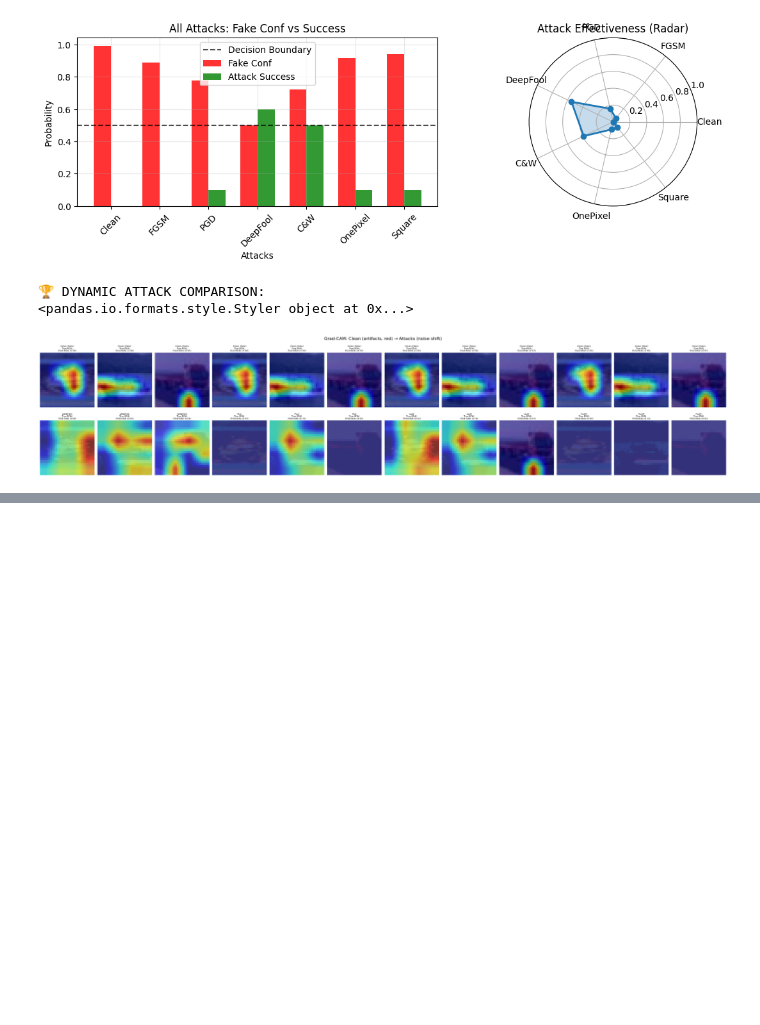
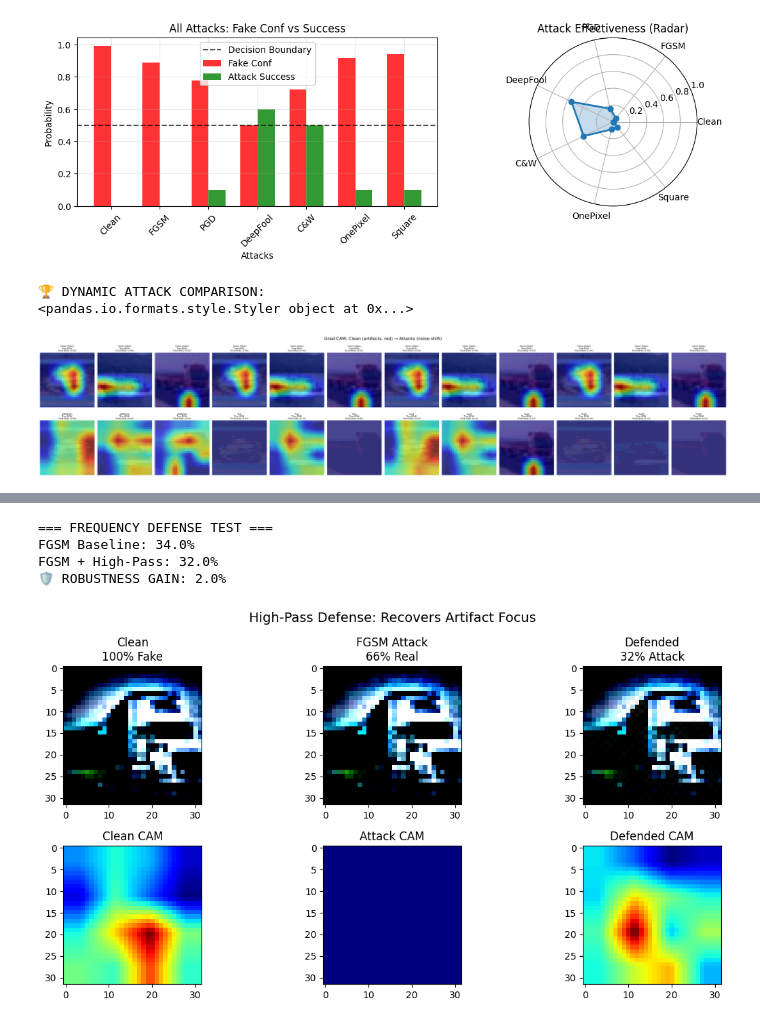
Before and after one commit to DharaniSowmiyan/Navigating-Synthetic-Reality, a Jupyter notebook: Hackaton_feb23.ipynb, the cells around one changed output, grey strips where cells are left out. Cells and saved outputs as stored; diff of their text form; code cells hidden in the pictures; blank space fills up the shorter version.

```diff
--- a/Hackaton_feb23.ipynb
+++ b/Hackaton_feb23.ipynb
@@ -825,0 +954,72 @@ plot_all_gradcam(gradcam_extractor, top_attacks, num_images=3) # 3 images per at
+# %%
+import torch.fft
+
+def high_pass_defense(img_tensor, cutoff=0.1):
+    """
+    Remove low-frequency adversarial noise while keeping high-freq artifacts
+    cutoff=0.1 blocks ~10% lowest frequencies (FGSM sweet spot)
+    """
+    # Normalize to [0,1] for FFT
+    img = (img_tensor - img_tensor.min()) / (img_tensor.max() - img_tensor.min() + 1e-8)
+
+    # FFT → Zero low frequencies → IFFT
+    fft = torch.fft.fft2(img)
+    h, w = fft.shape[-2:]
+
+    # Create high-pass mask (block low freq center)
+    center_h, center_w = h//2, w//2
+    mask = torch.ones_like(fft)
+    # Corrected indexing for 3D tensor (C, H, W)
+    mask[:, center_h-int(cutoff*h):center_h+int(cutoff*h),
+          center_w-int(cutoff*w):center_w+int(cutoff*w)] = 0
+
+    # Apply filter + inverse FFT
+    filtered_fft = fft * mask
+    filtered = torch.fft.ifft2(filtered_fft).real
+
+    # Denormalize back
+    return filtered * (img_tensor.max() - img_tensor.min()) + img_tensor.min()
+
+# Test on YOUR FGSM attack (34% success)
+model.eval()
+print("=== FREQUENCY DEFENSE TEST ===")
+
+# Original FGSM attack (34% success)
+fgsm_success_before = (F.softmax(model(adv_fgsm_test),1)[:,0] > 0.5).float().mean()
+print(f"FGSM Baseline: {fgsm_success_before:.1%}")
+
+# Apply defense iteratively (fix: removed [None] to avoid extra dimension)
+filtered_fgsm = torch.stack([high_pass_defense(img, cutoff=0.15) for img in adv_fgsm_test])
+fgsm_success_after = (F.softmax(model(filtered_fgsm.to(device)),1)[:,0] > 0.5).float().mean()
+print(f"FGSM + High-Pass: {fgsm_success_after:.1%}")
+print(f"🛡️ ROBUSTNESS GAIN: {fgsm_success_before - fgsm_success_after:.1%}")
+
+# Visual proof
+fig, axes = plt.subplots(2, 3, figsize=(12, 6))
+img_idx = 0
+
+# Original clean → attack → defended
+axes[0,0].imshow(test_sample[img_idx].cpu().permute(1,2,0))
+axes[0,0].set_title('Clean\n100% Fake')
+axes[0,1].imshow(adv_fgsm_test[img_idx].cpu().permute(1,2,0))
+axes[0,1].set_title('FGSM Attack\n66% Real')
+axes[0,2].imshow(filtered_fgsm[img_idx].cpu().permute(1,2,0)) # Changed filtered_fgsm[0] to filtered_fgsm[img_idx]
+axes[0,2].set_title(f'Defended\n{fgsm_success_after:.0%} Attack')
+
+# Grad-CAM proof (fix: use gradcam_extractor and remove [0,0] indexing)
+cam_orig, _ = gradcam_extractor.generate(test_sample[img_idx:img_idx+1], class_idx=0) # FAKE is 0
+axes[1,0].imshow(cam_orig, cmap='jet')
+axes[1,0].set_title('Clean CAM')
+
+cam_attack, _ = gradcam_extractor.generate(adv_fgsm_test[img_idx:img_idx+1], class_idx=1) # REAL is 1
+axes[1,1].imshow(cam_attack, cmap='jet')
+axes[1,1].set_title('Attack CAM')
+
+cam_defended, _ = gradcam_extractor.generate(filtered_fgsm[img_idx:img_idx+1].to(device), class_idx=0) # FAKE is 0
+axes[1,2].imshow(cam_defended, cmap='jet')
+axes[1,2].set_title('Defended CAM')
+
+plt.suptitle('High-Pass Defense: Recovers Artifact Focus', fontsize=14)
+plt.tight_layout()
+plt.show()
+# %% [output]
@@ -825,0 +1028,5 @@ plot_all_gradcam(gradcam_extractor, top_attacks, num_images=3) # 3 images per at
+=== FREQUENCY DEFENSE TEST ===
+FGSM Baseline: 34.0%
+FGSM + High-Pass: 32.0%
+🛡️ ROBUSTNESS GAIN: 2.0%
+[figure, added]
```
Also changed, not shown: parts of 6 cells of this notebook.
